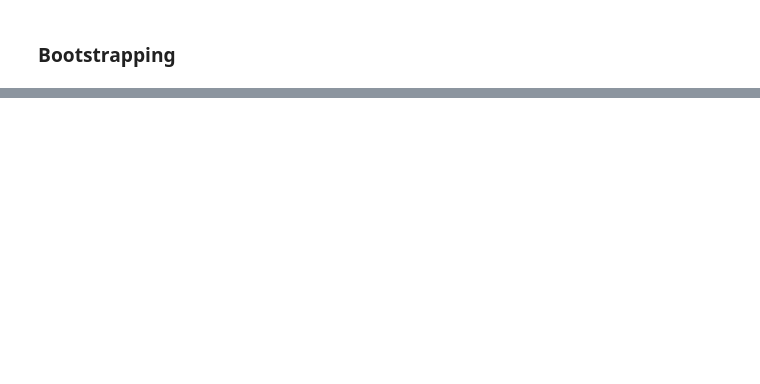
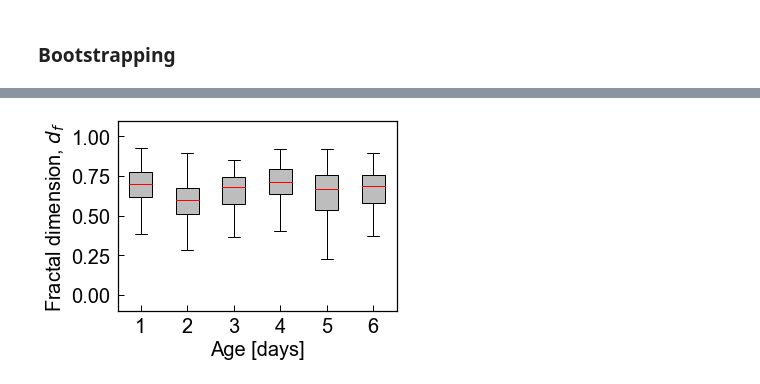
Before and after one commit to lgaalves/CelegansMotility, a Jupyter notebook: python/data_analysis.ipynb, the cells around one changed output, grey strips where cells are left out. Saved outputs shown, nothing was run; the diff lists cells and outputs as text; code cells hidden in the pictures; blank space fills up the shorter version.

```diff
--- a/python/data_analysis.ipynb
+++ b/python/data_analysis.ipynb
@@ -613,0 +618,6 @@ for age in [1,2,3,4,5,6]:
+# %%
+df_aging=pd.DataFrame()
+
+for age in [1,2,3,4,5,6]:
+    df=pd.read_csv('../results/fd_exp-{}.csv'.format(age),names=[age])
+    df_aging[age]=df[age]
@@ -613,0 +696,6 @@ for age in [1,2,3,4,5,6]:
+# %%
+data_to_plot=[list(df_aging[x].dropna()) for x in list(df_aging.columns)]
+box_plot_age(data_to_plot,-0.1)
+plt.savefig('../results/age_fractal_d.pdf', bbox_inches='tight')
+# %% [output]
+[figure, added]
```
Also changed, not shown: parts of 44 cells of this notebook, 2 other files.
